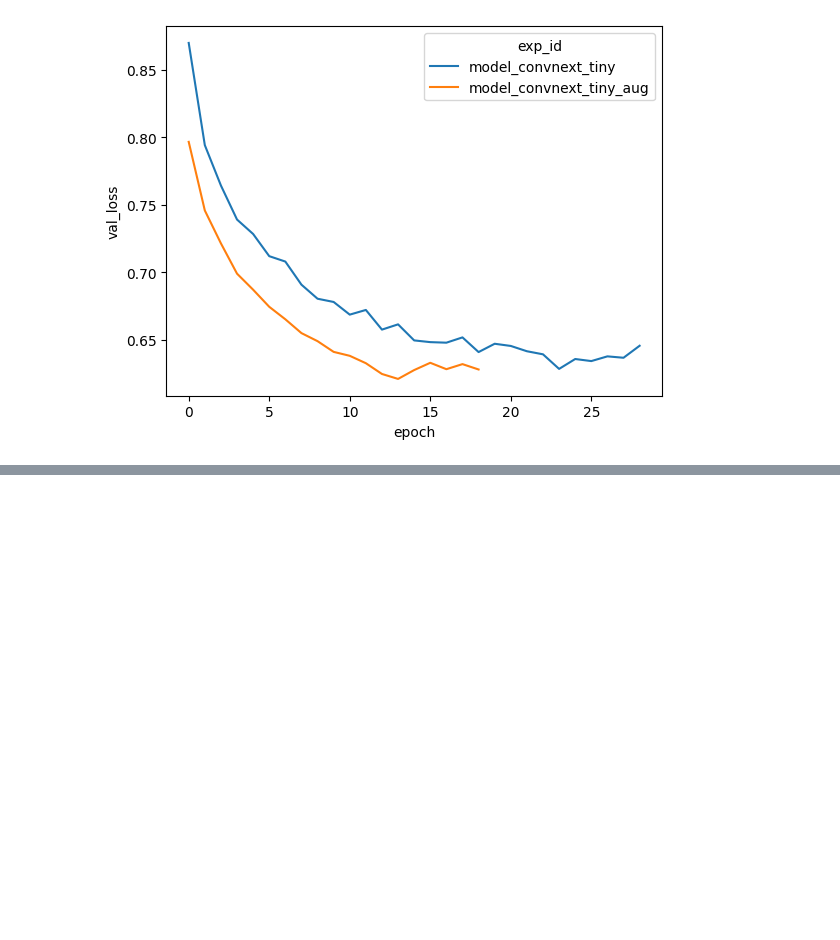
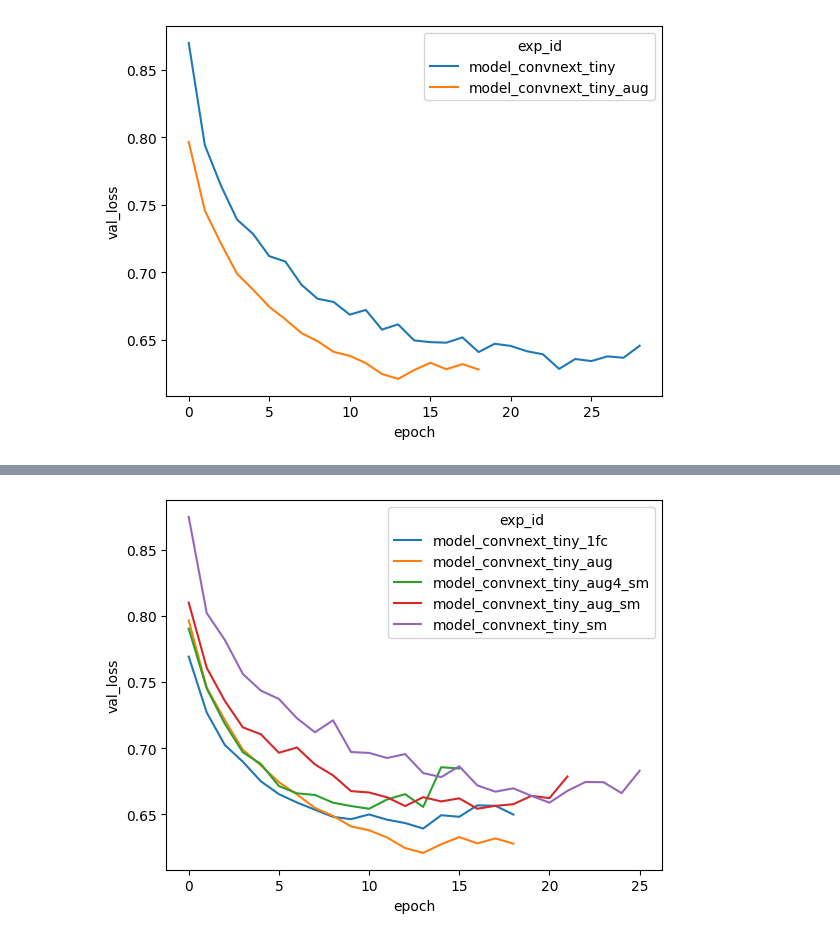
Before and after one commit to btsmith29/AMLS_II_assignment23_24, a Jupyter notebook: assignment-workings.ipynb, the cells around one changed output, grey strips where cells are left out. Saved outputs shown, nothing was run; the diff lists cells and outputs as text; code cells hidden in the pictures; blank space fills up the shorter version.

```diff
--- a/assignment-workings.ipynb
+++ b/assignment-workings.ipynb
@@ -379,0 +398,28 @@ plot_experiments_comp(df_results,["model_convnext_tiny", "model_convnext_tiny_au
+# %%
+def model_convnext_tiny_1fc(params: Params) -> Model:
+
+    base_model = tf.keras.applications.ConvNeXtTiny(weights='imagenet', include_top=False)
+    base_model.trainable = False
+
+    img_size = params.image_size
+
+    return keras.Sequential([
+
+        tf.keras.Input(shape=(img_size, img_size, 3)),
+
+        base_model,
+        layers.GlobalAveragePooling2D(),
+
+        # Classifier Head
+        layers.Flatten(),
+        layers.Dense(1024, activation='relu'),
+        layers.Dropout(0.5),
+        layers.Dense(units=5, activation="softmax"),
+    ])
+# %%
+(m4, df_hist) = run_experiment("model_convnext_tiny_1fc", 1, model_convnext_tiny_1fc, ds_train_aug_lg, ds_valid, DEFAULT_PARAMS)
+df_results = add_results(df_results, df_hist)
+
+df_results.to_csv("results.csv")
+
+m4.evaluate(ds_test)
@@ -380,2 +460,6 @@ plot_experiments_comp(df_results,["model_convnext_tiny", "model_convnext_tiny_au
+# %%
+plot_experiments_comp(df_results,["model_convnext_tiny_1fc", "model_convnext_tiny_aug", "model_convnext_tiny_sm", "model_convnext_tiny_aug_sm", "model_convnext_tiny_aug4_sm"], "val_loss")
+# %% [output]
+[figure, added]
 # %%
 #!rm -rf /kaggle/working/data
```
Also changed, not shown: parts of 12 cells of this notebook.
